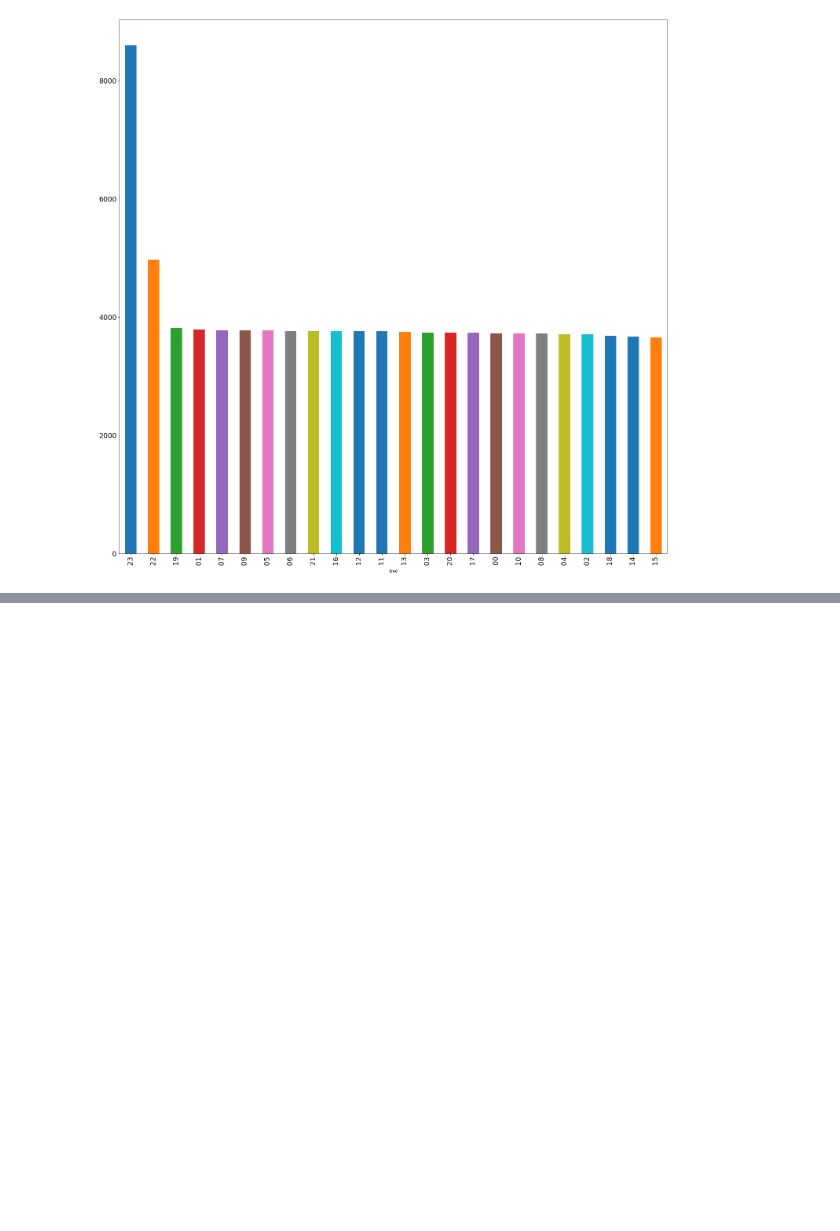
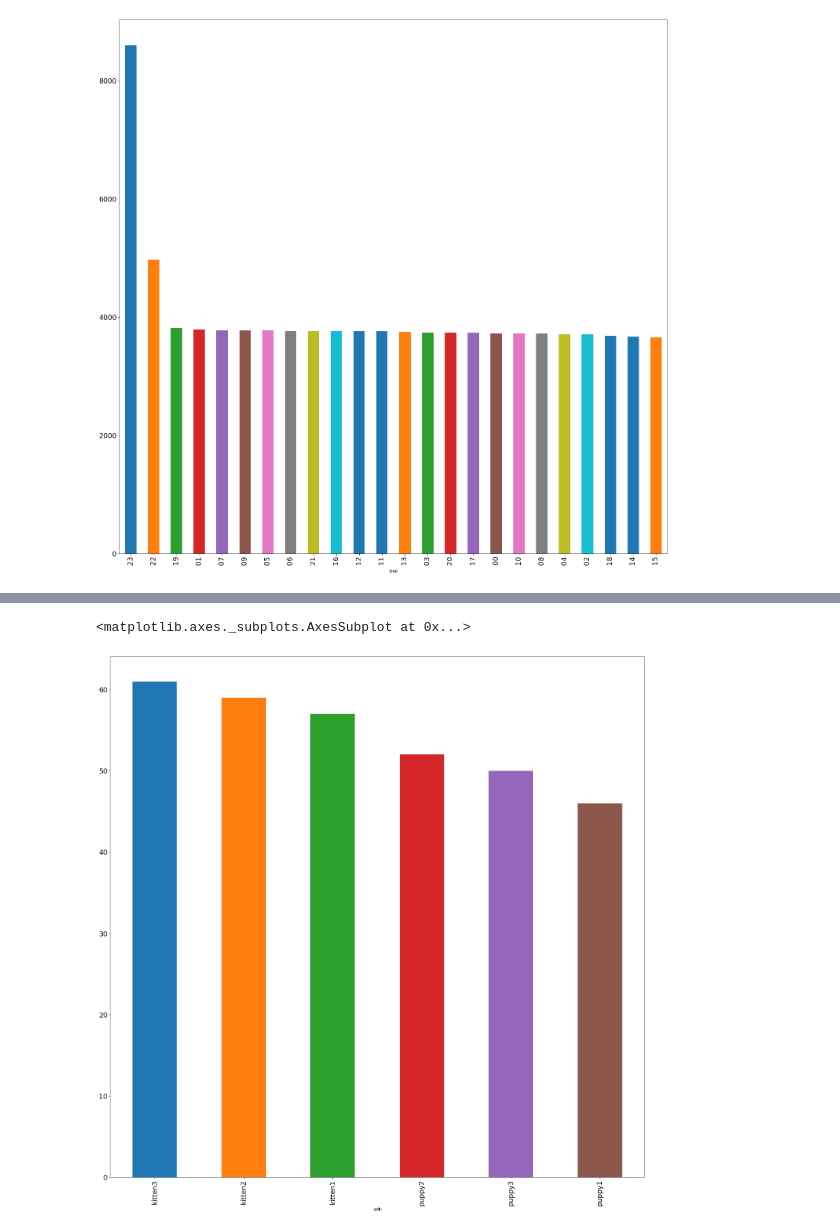
Before and after one commit to msilin/dogcat, a Jupyter notebook: Notebook.ipynb, the cells around one changed output, grey strips where cells are left out. Drawn from its saved outputs; the diff is of its cells as text; code cells hidden in the pictures; blank space fills up the shorter version.

```diff
--- a/Notebook.ipynb
+++ b/Notebook.ipynb
@@ -72,0 +139,11 @@ Length: 1488, dtype: int64
+# %%
+Preferences = df.groupby(['IP','path']).size().to_frame('count')
+Preferences = Preferences.sort_values(by=['IP','count'], ascending=False)
+Preferences2 = Preferences.groupby('IP')['count'].idxmax()
+pref = Preferences.loc[Preferences2]
+
+Animals = pref.groupby(['path']).size().sort_values(ascending=False)
+Animals.plot.bar(figsize=(25,25),fontsize=18)
+# %% [output]
+<matplotlib.axes._subplots.AxesSubplot at 0x...>
+[figure, added]
```
Also changed, not shown: parts of 13 cells of this notebook, 4 other files.
